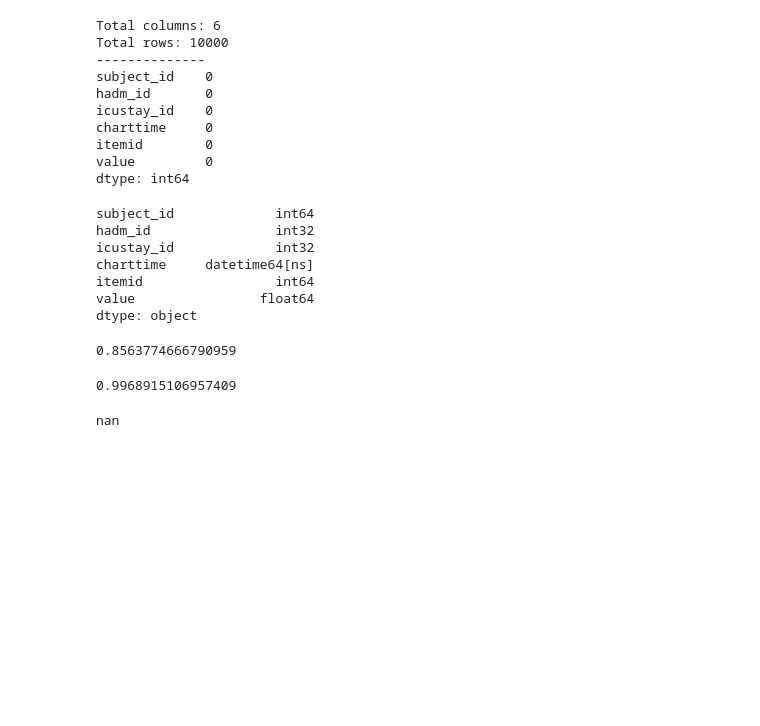
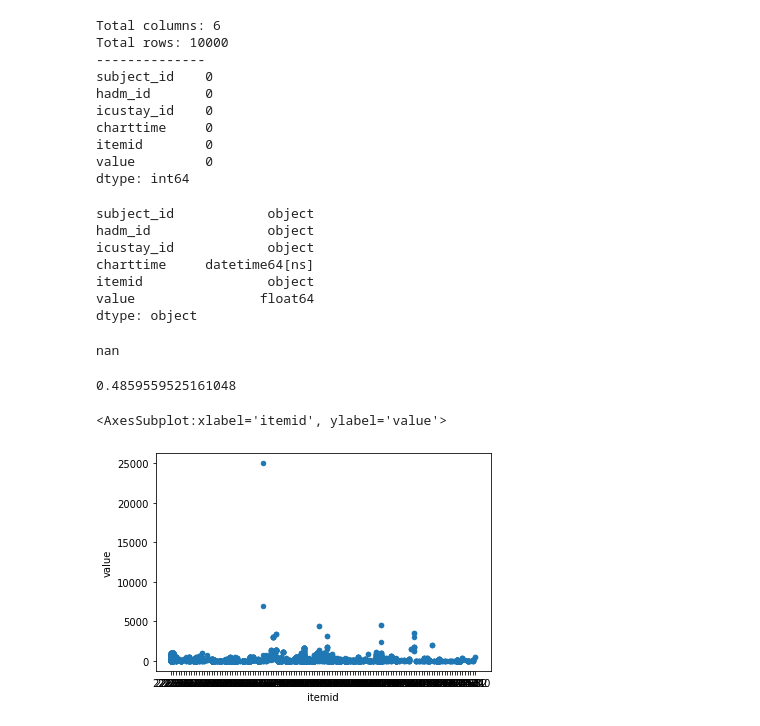
Before and after one commit to Alaskyed/Synthetic-Electronic-Health-Records-Data-using-MIMIC-III, a Jupyter notebook: SDV_outputevents_generation.ipynb, the cells around one changed output. Saved outputs shown, nothing was run; the diff lists cells and outputs as text; code cells hidden in the pictures; blank space fills up the shorter version.

```diff
--- a/SDV_outputevents_generation.ipynb
+++ b/SDV_outputevents_generation.ipynb
@@ -72,8 +72,12 @@ itemid        0
 value         0
 dtype: int64
 # %%
-outputevents_sample_df['hadm_id'] = outputevents_sample_df['hadm_id'].astype(int)
-outputevents_sample_df['icustay_id'] = outputevents_sample_df['icustay_id'].astype(int)
+outputevents_sample_df['subject_id'] = outputevents_sample_df['subject_id'].astype(str)
+outputevents_sample_df['hadm_id'] = outputevents_sample_df['hadm_id'].astype(str)
+outputevents_sample_df['icustay_id'] = outputevents_sample_df['icustay_id'].astype(str)
+
+outputevents_sample_df['itemid'] = outputevents_sample_df['itemid'].astype(str)
+
 outputevents_sample_df['charttime'] = pd.to_datetime(outputevents_sample_df['charttime'])
 # %%
 outputevents_sample_df.dtypes
@@ -107,19 +111,18 @@ fixed_subject_hadm_icustay_constraint = FixedCombinations(
     handling_strategy='transform'
 )
 
-fixed_item_amount_orderid_linkorderid_constraint = FixedCombinations(
-    column_names=['itemid', 'value'],
-    handling_strategy='transform'
+fixed_item_value_linkorderid_constraint = FixedCombinations(
+    column_names=['itemid', 'value']
 )
 # %%
-outputevents_constraints = [fixed_subject_hadm_icustay_constraint, fixed_item_amount_orderid_linkorderid_constraint]
+outputevents_constraints = [fixed_subject_hadm_icustay_constraint, fixed_item_value_linkorderid_constraint]
 # %%
 model = CTGAN(
     constraints=outputevents_constraints,
     batch_size=1000,
     cuda=True,
     verbose=True,
-    epochs=100)
+    epochs=50)
 # %%
 len(outputevents_sample_df)
 # %% [output]
@@ -167,22 +170,23 @@ dtype: int64
 # %%
 sample.dtypes
 # %% [output]
-subject_id             int64
-hadm_id                int32
-icustay_id             int32
+subject_id            object
+hadm_id               object
+icustay_id            object
 charttime     datetime64[ns]
-itemid                 int64
+itemid                object
 value                float64
 dtype: object
 # %%
-evaluate(sample.loc[:, ['subject_id', 'hadm_id', 'icustay_id']], train_data.loc[:, ['subject_id', 'hadm_id', 'icustay_id']], metrics=['ContinuousKLDivergence'])
+evaluate(sample, train_data, metrics=['ContinuousKLDivergence'])
 # %% [output]
-0.8563774666790959
+nan
-# %%
-evaluate(sample.loc[:, ['amount', 'originalamount']], train_data.loc[:, ['amount', 'originalamount']], metrics=['ContinuousKLDivergence'])
-# %% [output]
-0.9968915106957409
 # %%
 evaluate(sample, train_data, metrics=['DiscreteKLDivergence'])
 # %% [output]
-nan
+0.4859559525161048
+# %%
+sample.sort_values('itemid').plot(x='itemid', y='value', kind='scatter')
+# %% [output]
+<AxesSubplot:xlabel='itemid', ylabel='value'>
+[figure, added]
```
Also changed, not shown: parts of 4 cells of this notebook, 3 other files.
